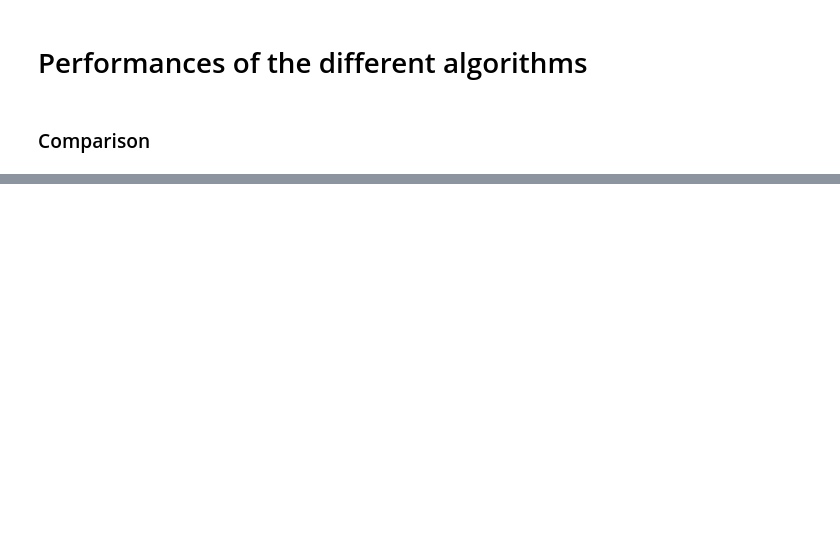
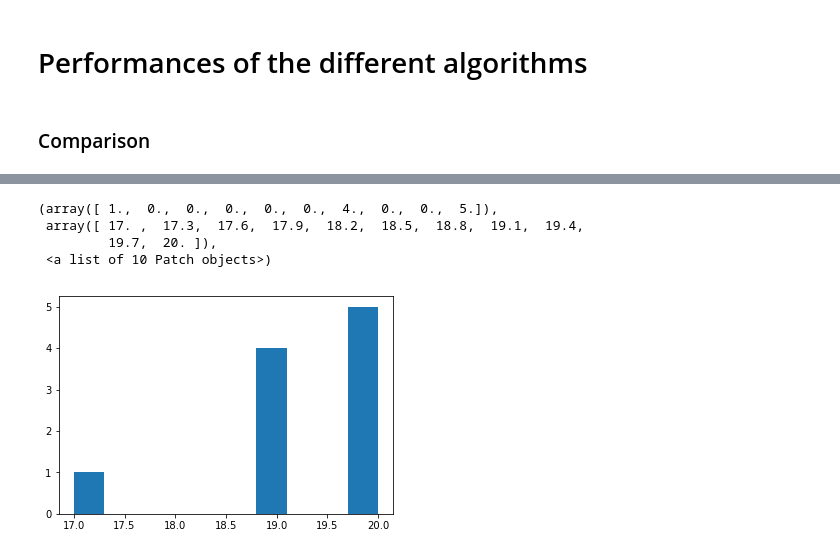
Before and after one commit to fdtomasi/regain, a Jupyter notebook: notebooks/performance analysis.ipynb, the cells around one changed output, grey strips where cells are left out. Drawn from its saved outputs; the diff is of its cells as text; code cells hidden in the pictures; blank space fills up the shorter version.

```diff
--- a/notebooks/performance analysis.ipynb
+++ b/notebooks/performance analysis.ipynb
@@ -382,8 +450,15 @@ with open("best_params_seed_42.pkl", 'rb') as f:
 # %%
 # prepare dataframe for results
-scores = sorted(["F1score", "MSE_precision", "MSE_observed", "MSE_latent","mean_rank_error",'time','iterations'])
+n_dims = [n_dim_obs]
+n_times = [T]
+methods = ['LTGL ($\ell_2^2$)', 'LTGL ($\ell_1$)', 'GL', 'LVGLASSO', 'TVGL ($\ell_2^2$)', 'TVGL ($\ell_1$)']
+scores = sorted(["MSE_precision", "MSE_observed", "MSE_latent", 'estimator',
+                 "mean_rank_error", 'time','iterations', 'precision', 'recall', 'accuracy', 'balanced_accuracy',
+                'f1', 'npv', 'prevalence', 'miss_rate',
+                'specificity', 'plr',  'nlr'])
+
 cols = pd.MultiIndex.from_product([scores, n_dims], names=('score','dim'))
-rows = pd.MultiIndex.from_product([['LTGL', 'GL', 'LVGLASSO', 'TVGL'], n_times], names=('method','time'))
+rows = pd.MultiIndex.from_product([methods, n_times], names=('method','time'))
 
 dff = pd.DataFrame(columns=cols, index=rows)
 idx = pd.IndexSlice
@@ -410,8 +464,0 @@ ells = data[(n_dims[2],50)].ells
-# %%
-# prepare dataframe for results
-scores = sorted(["F1score", "MSE_precision", "MSE_observed", "MSE_latent","mean_rank_error",'time','iterations'])
-cols = pd.MultiIndex.from_product([scores, n_dims], names=('score','dim'))
-rows = pd.MultiIndex.from_product([['LTGL', 'GL', 'TGL', 'LGL'], n_times], names=('method','time'))
-
-dff = pd.DataFrame(columns=cols, index=rows)
-idx = pd.IndexSlice
@@ -484,17 +464,0 @@ plt.legend()
-# %%
-# setting 1
-alpha = 0.75
-tau = 1.
-beta = 0.75
-eta = 0.5
-
-n_samples = 10
-n_dim_lat = 10
-T = 20
-n_dims = np.sqrt(np.logspace(2,5,10)).astype(int)
-
-np.random.seed(40)
-reload(datasets)
-data = {(dim, T) : datasets.generate_dataset(
-    mode='fixed', n_samples=n_samples, n_dim_lat=n_dim_lat, n_dim_obs=dim,  T=T, epsilon=1e-3, degree=3)
-    for dim in n_dims}
@@ -605,0 +546,3 @@ mm
+# %%
+mm = dff.xs(n_dim_obs, level='dim', axis=1).xs(T, level='time')
+mm
@@ -605,0 +558,9 @@ mm
+# %%
+m = 'LTGL ($\ell_2^2$)'
+plt.hist([np.linalg.matrix_rank(r) for r in mm.loc[m].estimator.latent_], label=m)
+# %% [output]
+(array([ 1.,  0.,  0.,  0.,  0.,  0.,  4.,  0.,  0.,  5.]),
+ array([ 17. ,  17.3,  17.6,  17.9,  18.2,  18.5,  18.8,  19.1,  19.4,
+         19.7,  20. ]),
+ <a list of 10 Patch objects>)
+[figure, added]
```
Also changed, not shown: parts of 51 cells of this notebook, 6 other files.
